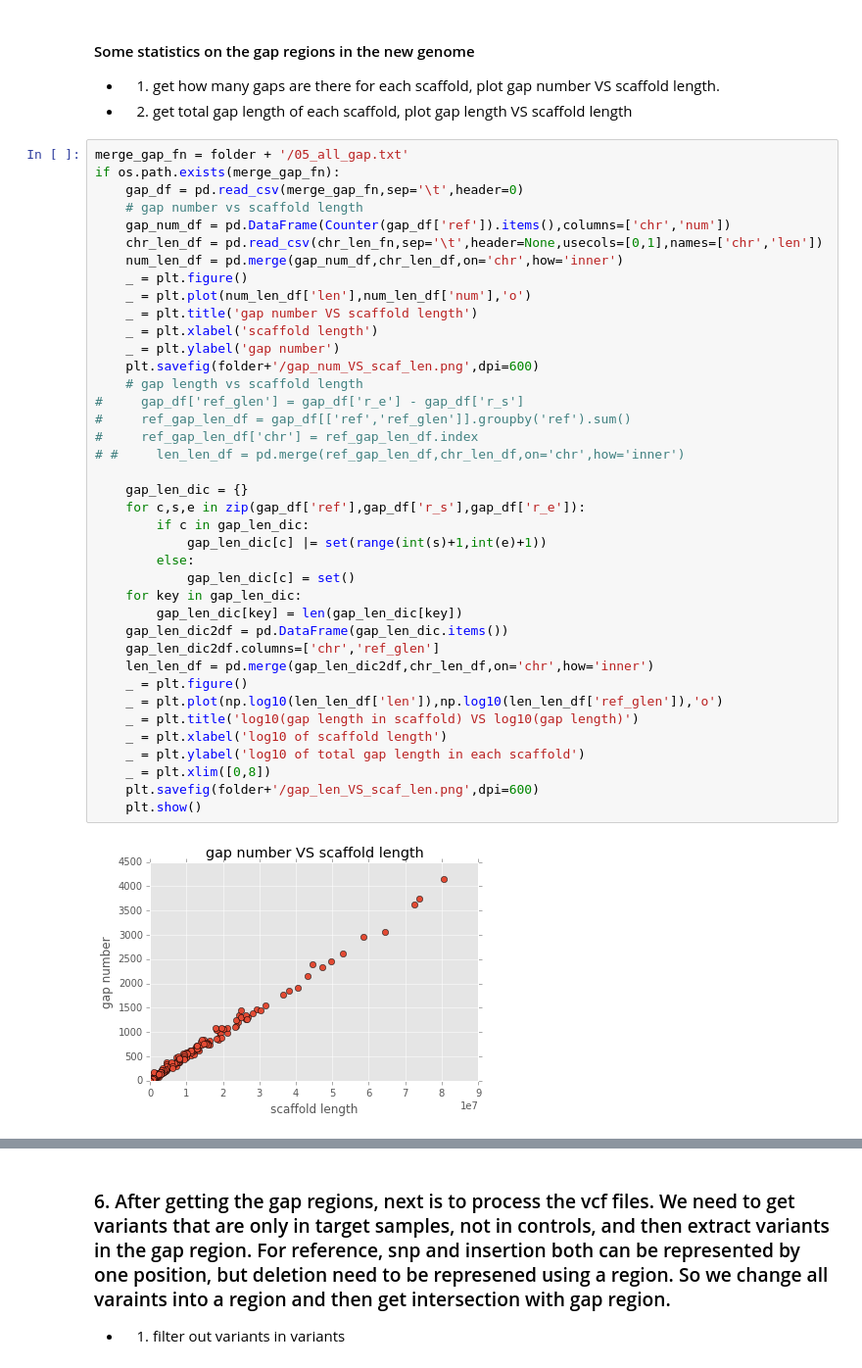
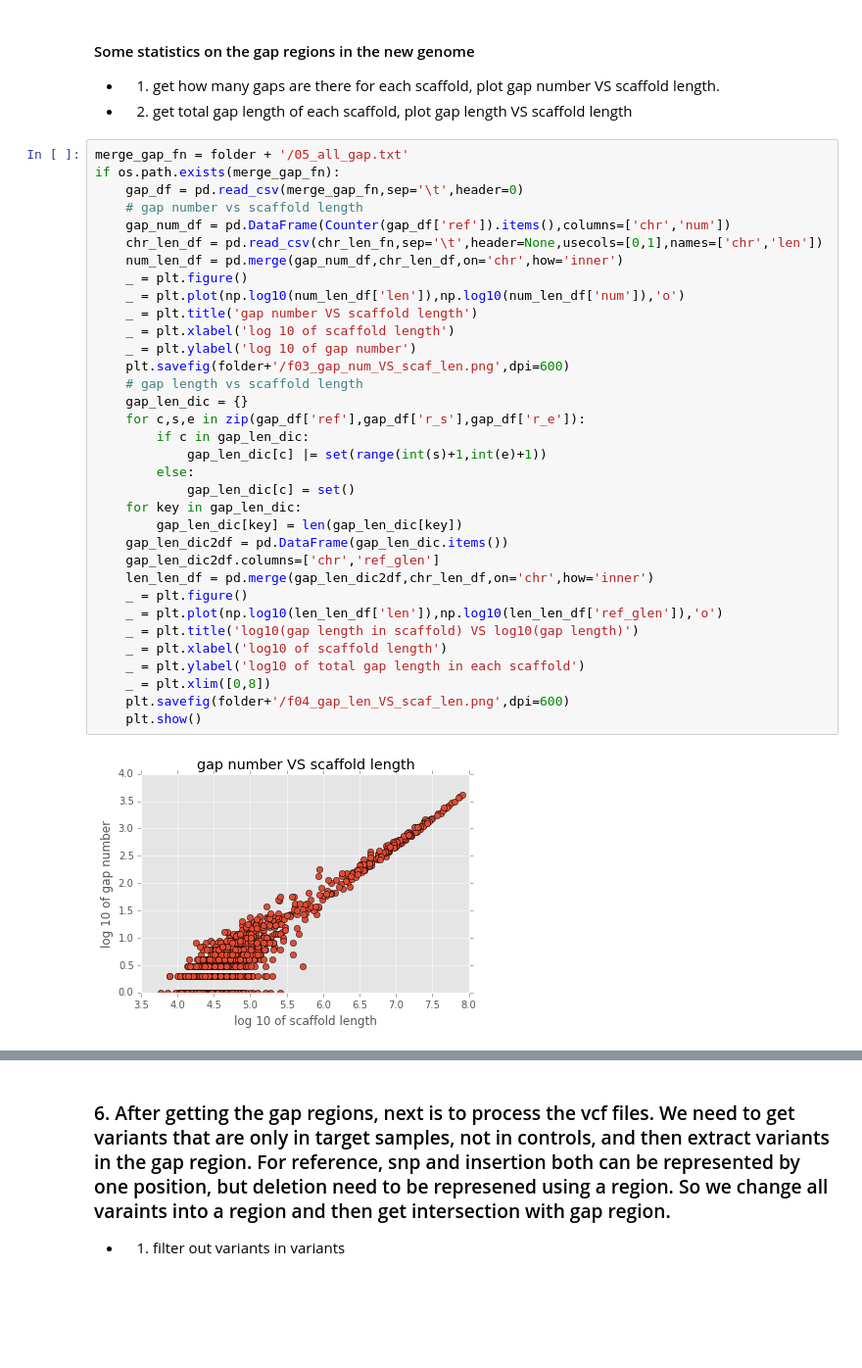
Before and after one commit to LewisLabUCSD/assembly_gaps, a Jupyter notebook: gap_analysis_between_two_assembly.ipynb, the cells around one changed output, grey strips where cells are left out. Shown: that part at 98% size. Cells and saved outputs as stored; diff of their text form; blank space fills up the shorter version.

Commit message:
update some plots

```diff
--- a/gap_analysis_between_two_assembly.ipynb
+++ b/gap_analysis_between_two_assembly.ipynb
@@ -490,44 +491,39 @@ if not os.path.exists(merge_gap_fn):
 # %%
 merge_gap_fn = folder + '/05_all_gap.txt'
 if os.path.exists(merge_gap_fn):
     gap_df = pd.read_csv(merge_gap_fn,sep='\t',header=0)
     # gap number vs scaffold length
     gap_num_df = pd.DataFrame(Counter(gap_df['ref']).items(),columns=['chr','num'])
     chr_len_df = pd.read_csv(chr_len_fn,sep='\t',header=None,usecols=[0,1],names=['chr','len'])
     num_len_df = pd.merge(gap_num_df,chr_len_df,on='chr',how='inner')
     _ = plt.figure()
-    _ = plt.plot(num_len_df['len'],num_len_df['num'],'o')
+    _ = plt.plot(np.log10(num_len_df['len']),np.log10(num_len_df['num']),'o')
     _ = plt.title('gap number VS scaffold length')
-    _ = plt.xlabel('scaffold length')
-    _ = plt.ylabel('gap number')
-    plt.savefig(folder+'/gap_num_VS_scaf_len.png',dpi=600)
+    _ = plt.xlabel('log 10 of scaffold length')
+    _ = plt.ylabel('log 10 of gap number')
+    plt.savefig(folder+'/f03_gap_num_VS_scaf_len.png',dpi=600)
     # gap length vs scaffold length
-#     gap_df['ref_glen'] = gap_df['r_e'] - gap_df['r_s']
-#     ref_gap_len_df = gap_df[['ref','ref_glen']].groupby('ref').sum()
-#     ref_gap_len_df['chr'] = ref_gap_len_df.index
-# #     len_len_df = pd.merge(ref_gap_len_df,chr_len_df,on='chr',how='inner')
-
     gap_len_dic = {}
     for c,s,e in zip(gap_df['ref'],gap_df['r_s'],gap_df['r_e']):
         if c in gap_len_dic:
             gap_len_dic[c] |= set(range(int(s)+1,int(e)+1))
         else:
             gap_len_dic[c] = set()
     for key in gap_len_dic:
         gap_len_dic[key] = len(gap_len_dic[key])
     gap_len_dic2df = pd.DataFrame(gap_len_dic.items())
     gap_len_dic2df.columns=['chr','ref_glen']
     len_len_df = pd.merge(gap_len_dic2df,chr_len_df,on='chr',how='inner')
     _ = plt.figure()
     _ = plt.plot(np.log10(len_len_df['len']),np.log10(len_len_df['ref_glen']),'o')
     _ = plt.title('log10(gap length in scaffold) VS log10(gap length)')
     _ = plt.xlabel('log10 of scaffold length')
     _ = plt.ylabel('log10 of total gap length in each scaffold')
     _ = plt.xlim([0,8])
-    plt.savefig(folder+'/gap_len_VS_scaf_len.png',dpi=600)
+    plt.savefig(folder+'/f04_gap_len_VS_scaf_len.png',dpi=600)
     plt.show()
 # %% [output]
-[figure, old version]
+[figure, new version]
 [figure]
 # %% [markdown]
 ### 6. After getting the gap regions, next is to process the vcf files. We need to get variants that are only in target samples, not in controls, and then extract variants in the gap region. For reference, snp and insertion both can be represented by one position, but deletion need to be represened using a region. So we change all varaints into a region and then get intersection with gap region.
```
Also changed, not shown: parts of 1 cell of this notebook.
